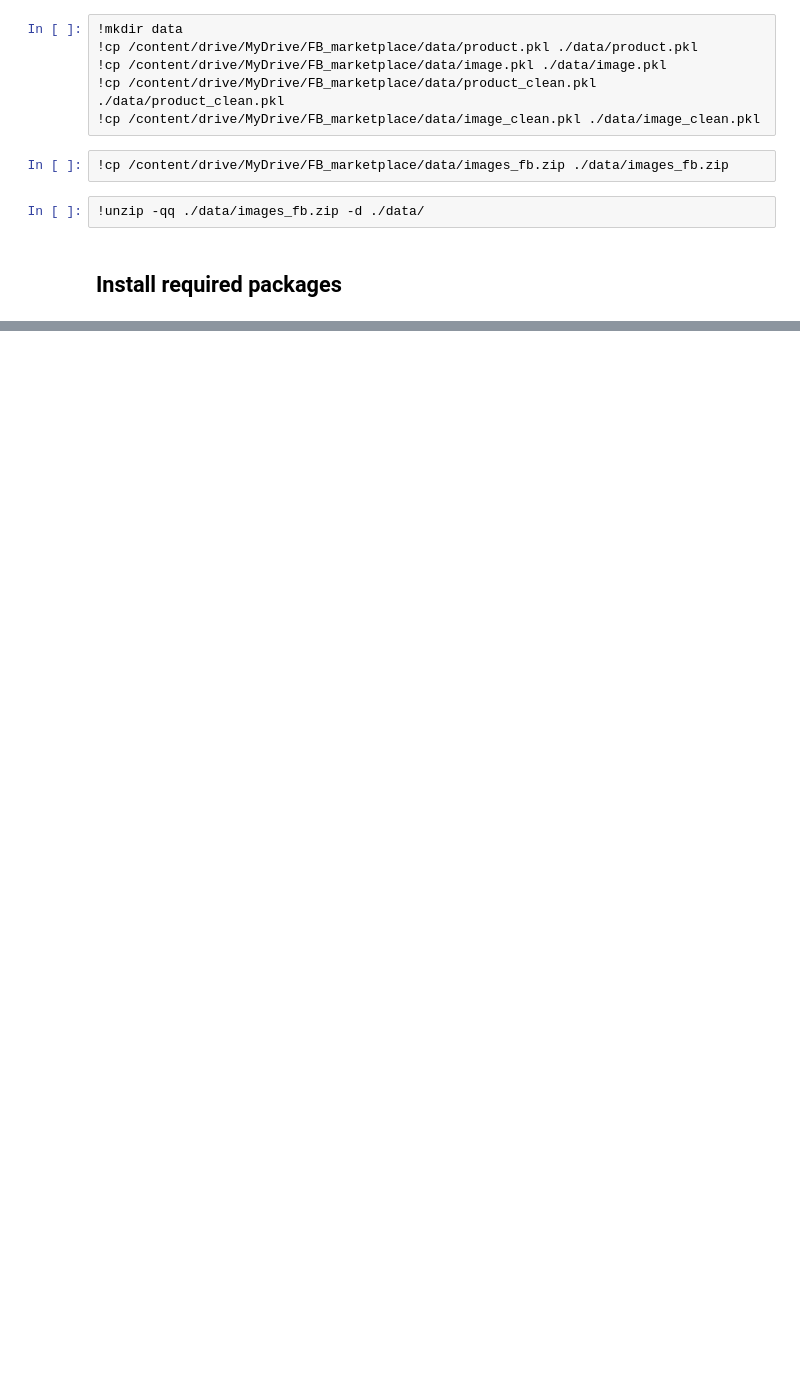
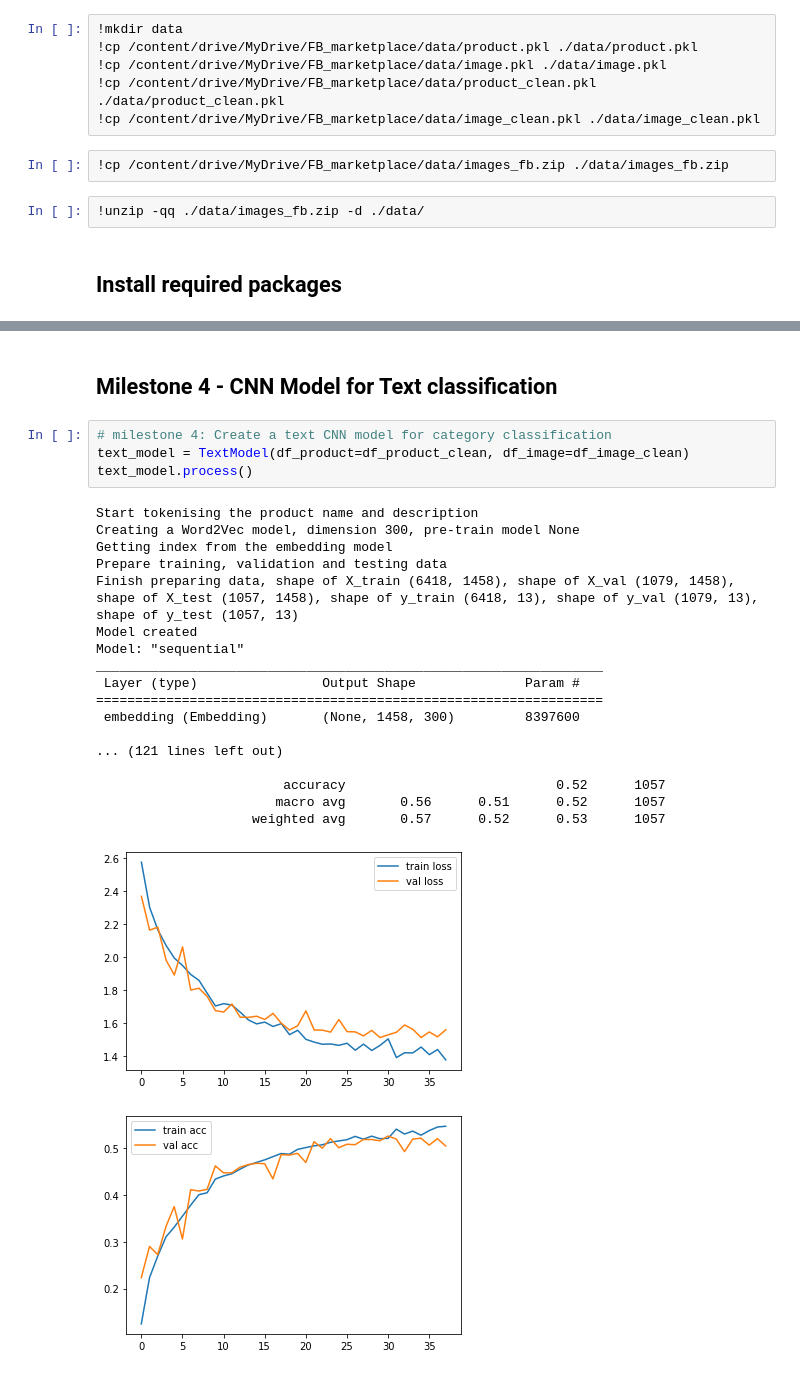
Before and after one commit to chrisyw0/fb_marketplace_recommendation, a Jupyter notebook: fb_marketplace_recommendation.ipynb, the cells around one changed output, grey strips where cells are left out. Saved outputs shown, nothing was run; the diff lists cells and outputs as text; blank space fills up the shorter version.

```diff
--- a/fb_marketplace_recommendation.ipynb
+++ b/fb_marketplace_recommendation.ipynb
@@ -101,3 +224,29 @@ Done. View your TensorBoard at https://tensorboard.dev/experiment/Ze8GNeW5T2yhep
+# %% [markdown]
+## Milestone 4 - CNN Model for Text classification
+# %%
+# milestone 4: Create a text CNN model for category classification
+text_model = TextModel(df_product=df_product_clean, df_image=df_image_clean)
+text_model.process()
+# %% [output]
+Start tokenising the product name and description
+Creating a Word2Vec model, dimension 300, pre-train model None
+Getting index from the embedding model
+Prepare training, validation and testing data
+Finish preparing data, shape of X_train (6418, 1458), shape of X_val (1079, 1458), shape of X_test (1057, 1458), shape of y_train (6418, 13), shape of y_val (1079, 13), shape of y_test (1057, 13)
+Model created
+Model: "sequential"
+_________________________________________________________________
+ Layer (type)                Output Shape              Param #
+=================================================================
+ embedding (Embedding)       (None, 1458, 300)         8397600
+
+... (121 lines left out)
+
+                        accuracy                           0.52      1057
+                       macro avg       0.56      0.51      0.52      1057
+                    weighted avg       0.57      0.52      0.53      1057
+[figure, added]
+[figure, added]
 # %%
 !tensorboard dev upload --logdir ./logs/text_model \
   --name "CNN text classification model" \
```
Also changed, not shown: parts of 17 cells of this notebook, 8 other files.
